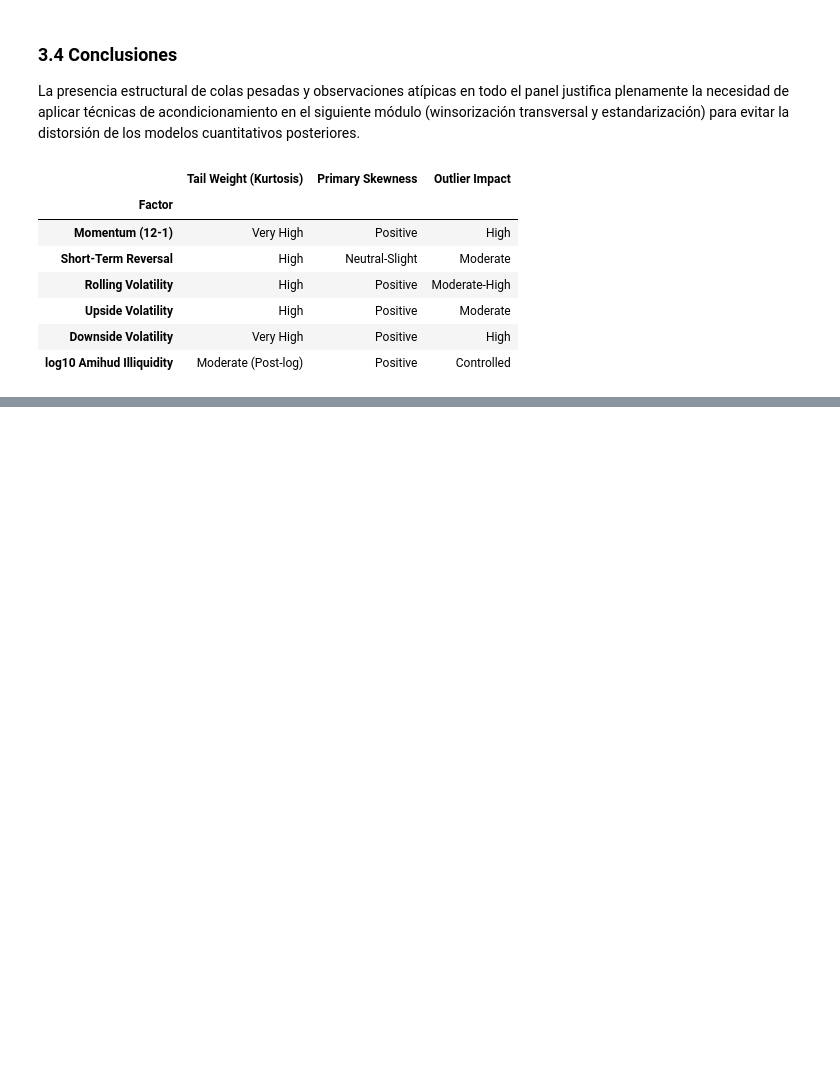
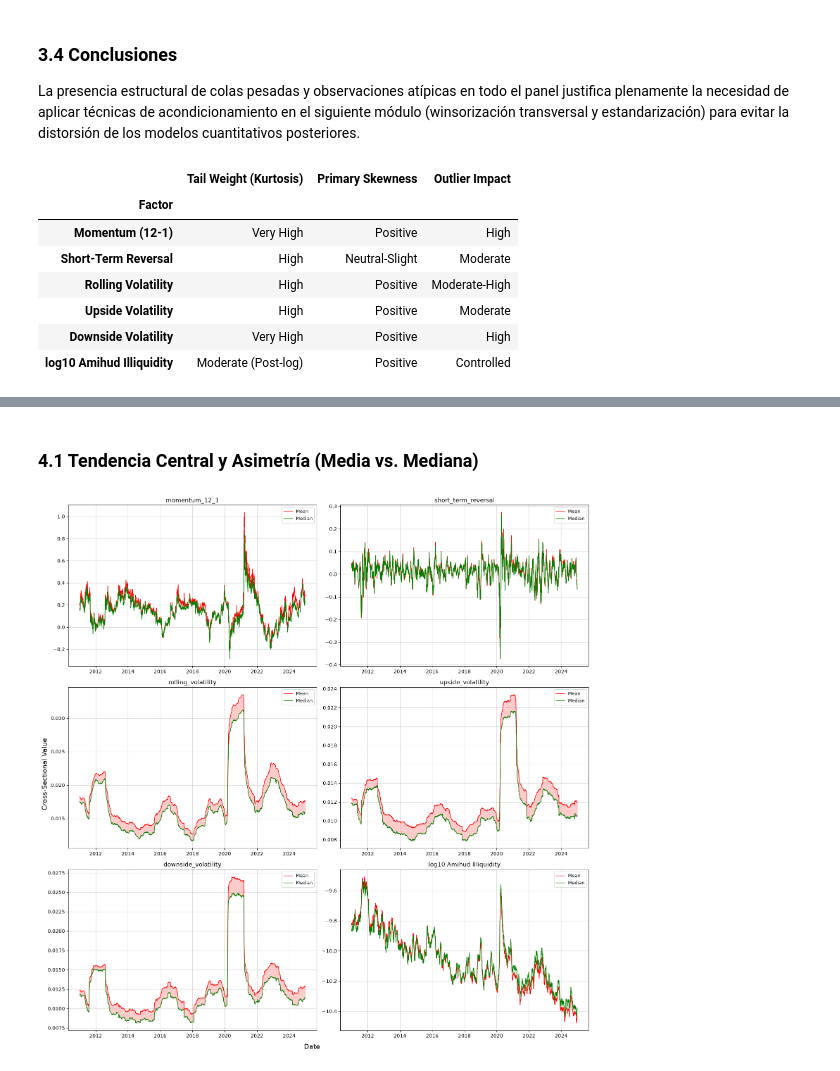
Before and after one commit to PalaciosDaniel/quant-portfolio-project, a Jupyter notebook: notebooks/04_factor_validation.ipynb, the cells around one changed output, grey strips where cells are left out. Cells and saved outputs as stored; diff of their text form; code cells hidden in the pictures; blank space fills up the shorter version.

Commit message:
feat: complete factor validation pipeline and processing scripts

```diff
--- a/notebooks/04_factor_validation.ipynb
+++ b/notebooks/04_factor_validation.ipynb
@@ -688,0 +675,67 @@ Validar que el factor mantiene suficiente dispersión transversal en cualquier e
+# %% [markdown]
+### 4.1 Tendencia Central y Asimetría (Media vs. Mediana)
+# %%
+fig, axes = plt.subplots(3, 2, figsize=(16, 16))
+axes = axes.flatten()
+
+for ax, (name, df) in zip(axes, factors_clean.items()):
+
+    # log10 transformation only for Amihud Illiquidity
+    if name == "amihud_illiquidity":
+        df_plot = np.log10(df.where(df > 0))
+        title = "log10 Amihud Illiquidity"
+    else:
+        df_plot = df
+        title = name
+
+    # daily mean and median calculations
+    daily_mean = df_plot.mean(axis=1)
+    daily_median = df_plot.median(axis=1)
+
+    ax.plot(
+        daily_mean.index,
+        daily_mean,
+        label="Mean",
+        linewidth=1,
+        color="red"
+    )
+
+    ax.plot(
+        daily_median.index,
+        daily_median,
+        label="Median",
+        linewidth=1,
+        color="green"
+    )
+
+    ax.fill_between(
+    daily_mean.index,
+    daily_mean,
+    daily_median,
+    where=(daily_mean >= daily_median),
+    color="red",
+    alpha=0.20,
+    interpolate=True,
+    )
+
+    ax.fill_between(
+        daily_mean.index,
+        daily_mean,
+        daily_median,
+        where=(daily_mean < daily_median),
+        color="green",
+        alpha=0.20,
+        interpolate=True,
+    )
+
+    ax.set_title(title, fontsize=12)
+    ax.grid(alpha=0.5)
+    ax.legend(fontsize=9)
+
+fig.supxlabel("Date", fontsize=14)
+fig.supylabel("Cross-Sectional Value", fontsize=14)
+
+plt.tight_layout()
+plt.show()
+# %% [output]
+[figure, added]
```
Also changed, not shown: parts of 40 cells of this notebook, 3 other files.
